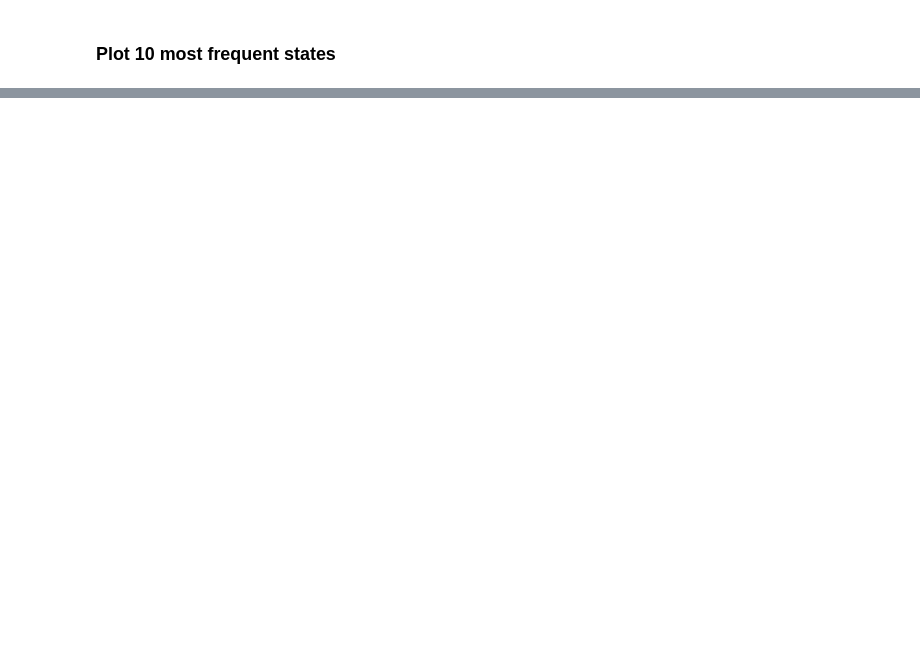
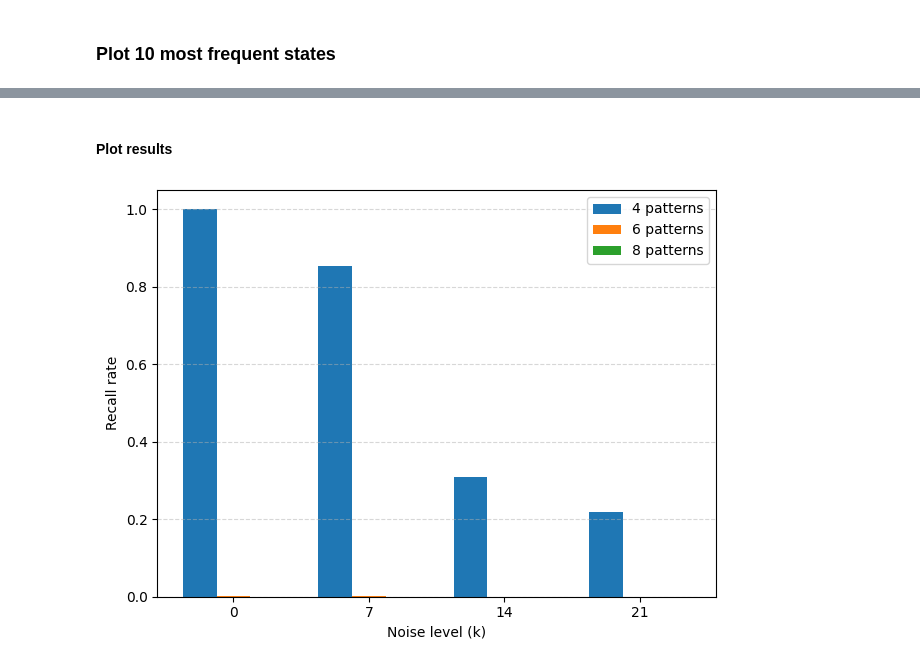
Before and after one commit to misosvec/neural-networks-assignments, a Jupyter notebook: hopfield-network/main.ipynb, the cells around one changed output, grey strips where cells are left out. Cells and saved outputs as stored; diff of their text form; code cells hidden in the pictures; blank space fills up the shorter version.

```diff
--- a/hopfield-network/main.ipynb
+++ b/hopfield-network/main.ipynb
@@ -162,0 +256,46 @@ map size 7
+# %%
+from collections import defaultdict
+
+patterns, dim = prepare_data('bonus_data_8.in')
+network = HopfieldNetwork(dim)
+network.train(patterns)
+
+eight_patterns_recall = defaultdict(int)
+for k in k_noises:
+    for _ in range(125):
+        corrupted_patterns = corrupt_patterns(patterns, k) if k > 0 else list(patterns)
+        for i, cp in enumerate(corrupted_patterns):
+            states, energies, _ = network.run_sync(cp)
+            final_state = states[-1]
+            if np.array_equal(final_state, patterns[i]) or np.array_equal(final_state, -patterns[i]):
+                eight_patterns_recall[k] += 1
+# %% [markdown]
+#### Plot results
+# %%
+import numpy as np
+import matplotlib.pyplot as plt
+
+k_res = [
+    (four_patterns_recall[k]/(250*4),# 1000 samples
+     six_patterns_recall[k]/(167*6), # 1002 samples
+     eight_patterns_recall[k]/(125*8)) # 1000 samples
+    for k in k_noises
+]
+
+x = np.arange(len(k_noises))
+width = 0.25
+
+plt.bar(x - width, [r[0] for r in k_res], width, label='4 patterns')
+plt.bar(x, [r[1] for r in k_res], width, label='6 patterns')
+plt.bar(x + width, [r[2] for r in k_res], width, label='8 patterns')
+
+plt.xticks(x, k_noises)
+plt.xlabel('Noise level (k)')
+plt.ylabel('Recall rate')
+plt.grid(True, axis='y', linestyle='--', alpha=0.5)
+plt.legend()
+plt.tight_layout()
+plt.savefig('recall_ratek.png', dpi=300, bbox_inches='tight')
+plt.show()
+# %% [output]
+[figure, added]
```
Also changed, not shown: parts of 17 cells of this notebook, 5 other files.
